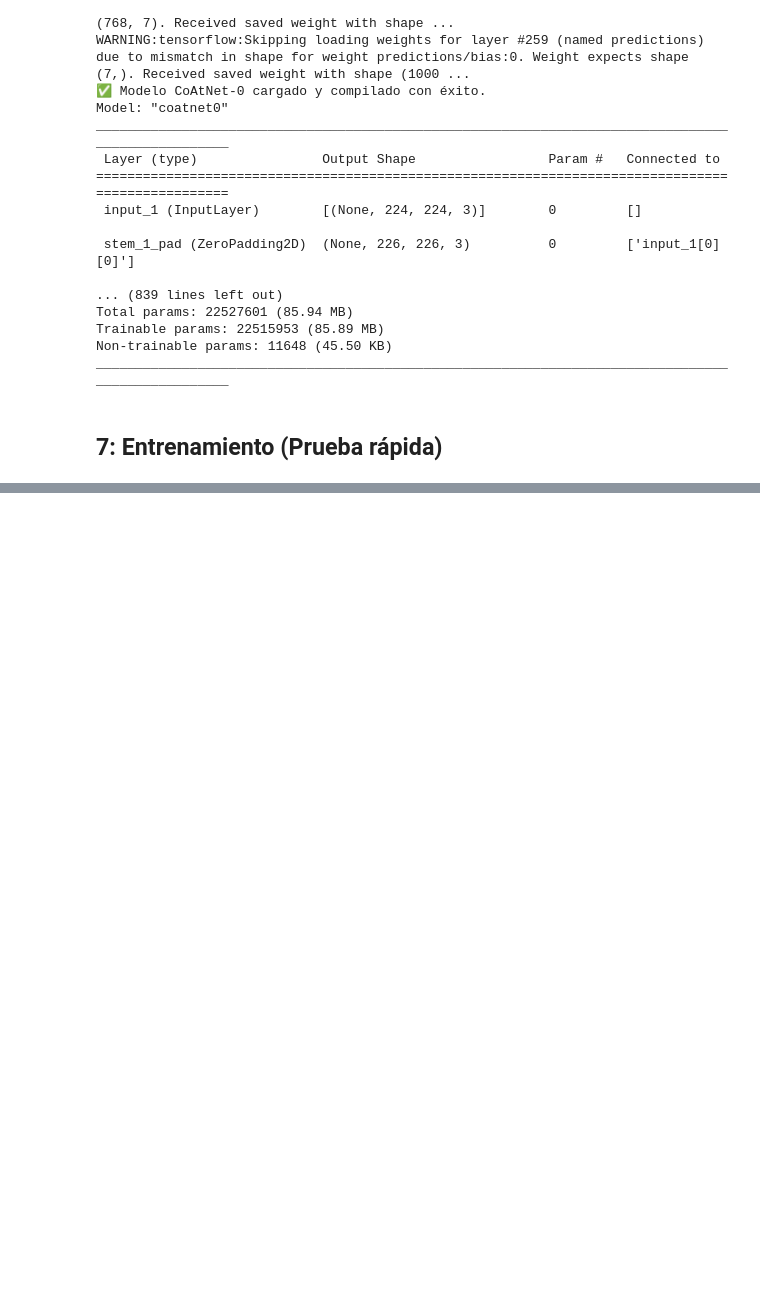
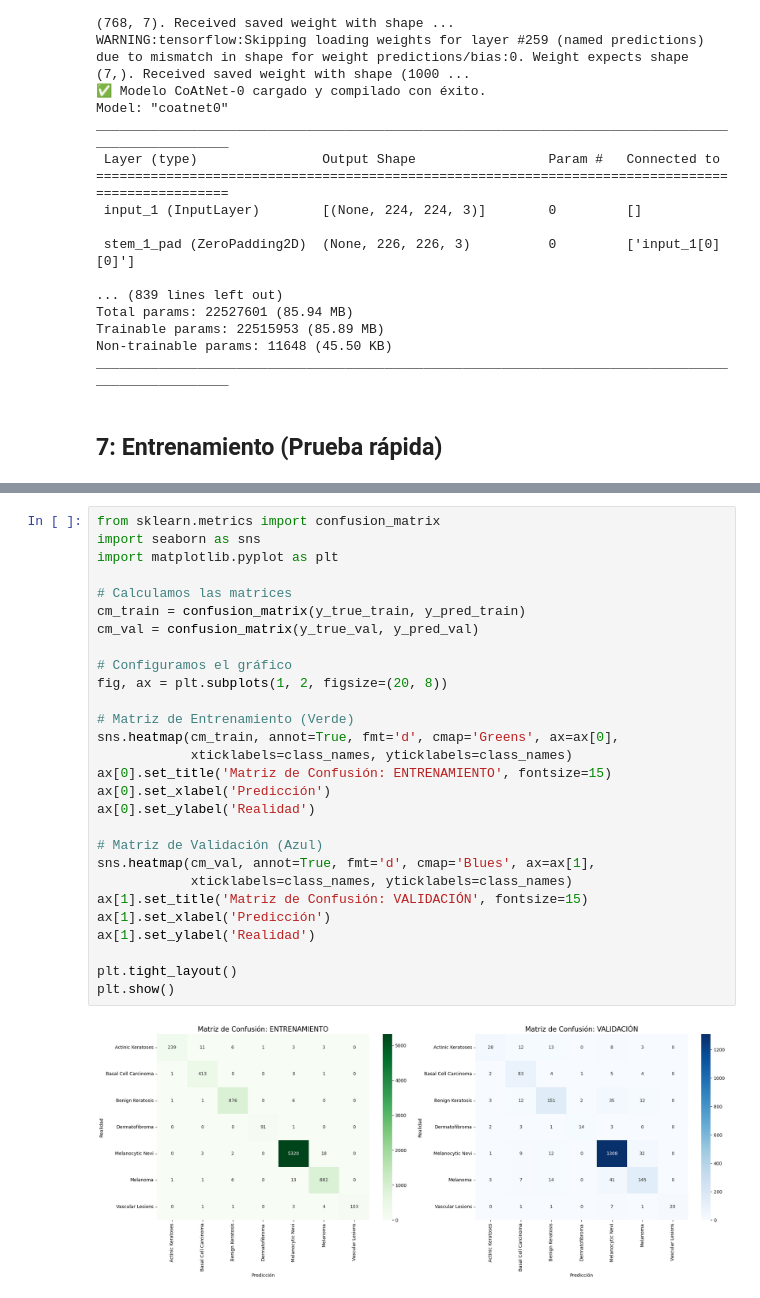
Before and after one commit to Herraiz/TFM, a Jupyter notebook: implementation.ipynb, the cells around one changed output, grey strips where cells are left out. Cells and saved outputs as stored; diff of their text form; blank space fills up the shorter version.

```diff
--- a/implementation.ipynb
+++ b/implementation.ipynb
@@ -340,0 +422,30 @@ Epoch 10: val_accuracy did not improve from 0.87319
+# %%
+from sklearn.metrics import confusion_matrix
+import seaborn as sns
+import matplotlib.pyplot as plt
+
+# Calculamos las matrices
+cm_train = confusion_matrix(y_true_train, y_pred_train)
+cm_val = confusion_matrix(y_true_val, y_pred_val)
+
+# Configuramos el gráfico
+fig, ax = plt.subplots(1, 2, figsize=(20, 8))
+
+# Matriz de Entrenamiento (Verde)
+sns.heatmap(cm_train, annot=True, fmt='d', cmap='Greens', ax=ax[0],
+            xticklabels=class_names, yticklabels=class_names)
+ax[0].set_title('Matriz de Confusión: ENTRENAMIENTO', fontsize=15)
+ax[0].set_xlabel('Predicción')
+ax[0].set_ylabel('Realidad')
+
+# Matriz de Validación (Azul)
+sns.heatmap(cm_val, annot=True, fmt='d', cmap='Blues', ax=ax[1],
+            xticklabels=class_names, yticklabels=class_names)
+ax[1].set_title('Matriz de Confusión: VALIDACIÓN', fontsize=15)
+ax[1].set_xlabel('Predicción')
+ax[1].set_ylabel('Realidad')
+
+plt.tight_layout()
+plt.show()
+# %% [output]
+[figure, added]
```
Also changed, not shown: parts of 9 cells of this notebook.
